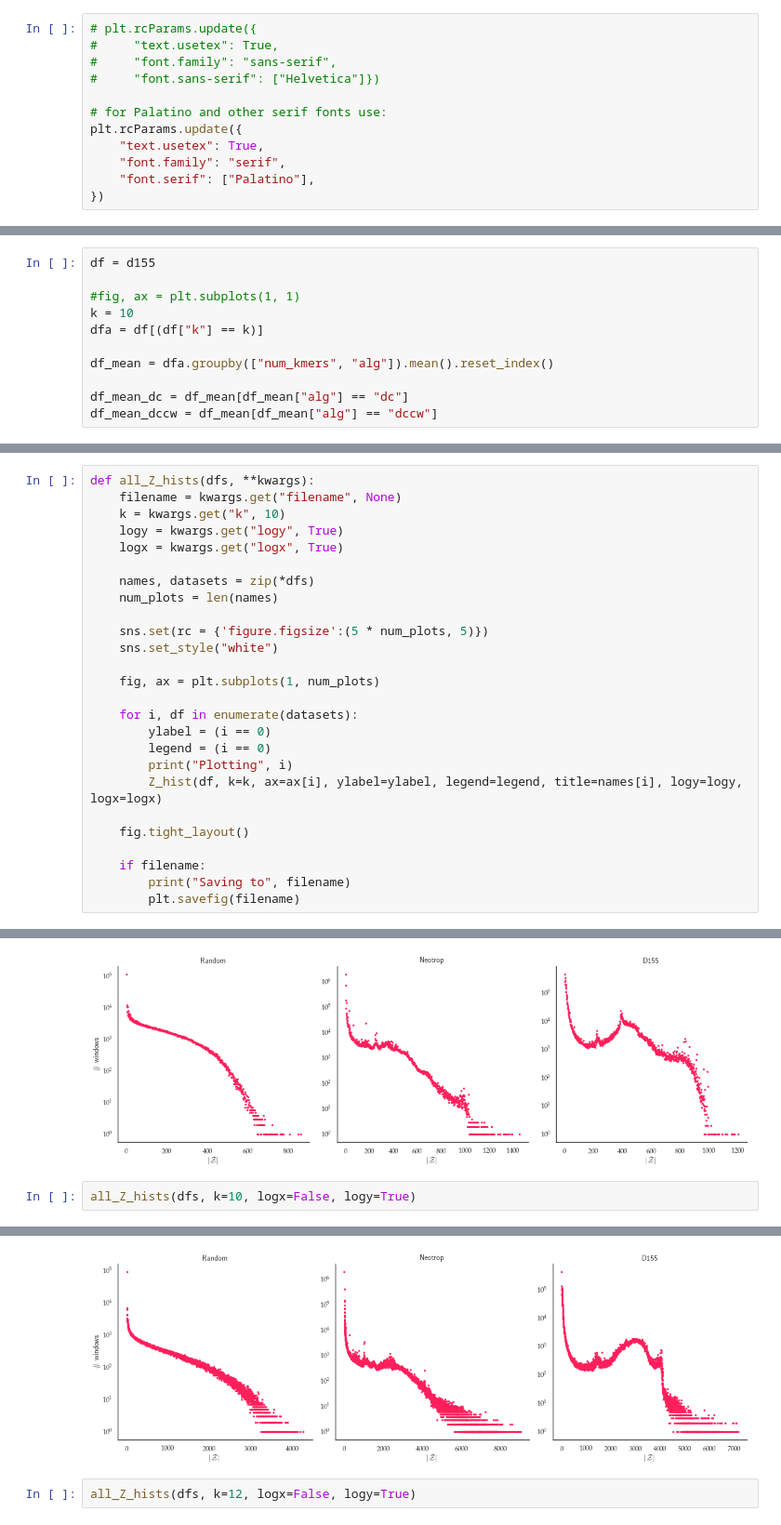
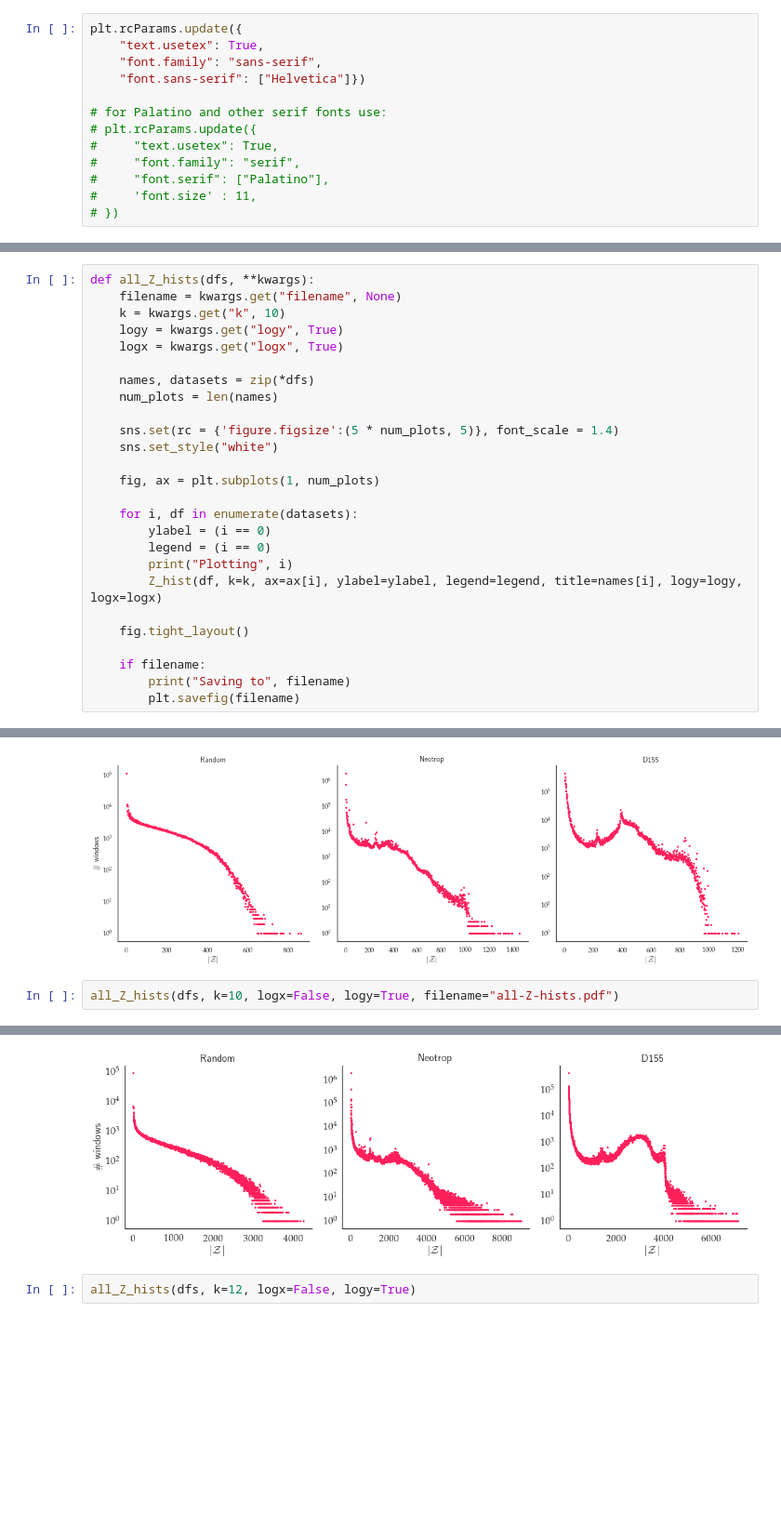
Before and after one commit to nromashchenko/pk-algs, a Jupyter notebook: plots_clean.ipynb, the cells around one changed output, grey strips where cells are left out. Shown: that part at 93% size. Saved outputs shown, nothing was run; the diff lists cells and outputs as text; blank space fills up the shorter version.

```diff
--- a/plots_clean.ipynb
+++ b/plots_clean.ipynb
@@ -9,17 +9,18 @@ import tqdm
 sns.set(rc={'figure.figsize':(14, 7)})
 sns.set_style("whitegrid")
 # %%
+plt.rcParams.update({
+    "text.usetex": True,
+    "font.family": "sans-serif",
+    "font.sans-serif": ["Helvetica"]})
+
+# for Palatino and other serif fonts use:
 # plt.rcParams.update({
 #     "text.usetex": True,
-#     "font.family": "sans-serif",
-#     "font.sans-serif": ["Helvetica"]})
-
-# for Palatino and other serif fonts use:
-plt.rcParams.update({
-    "text.usetex": True,
-    "font.family": "serif",
-    "font.serif": ["Palatino"],
-})
+#     "font.family": "serif",
+#     "font.serif": ["Palatino"],
+#     'font.size' : 11,
+# })
 # %%
 def plot(df, omega, title, alpha=0.5, stylek=False):
     fig, axs = plt.subplots(ncols=2)
@@ -523,14 +564,3 @@ Plotting 0
 Plotting 1
 Plotting 2
 [figure]
-# %%
-df = d155
-
-#fig, ax = plt.subplots(1, 1)
-k = 10
-dfa = df[(df["k"] == k)]
-
-df_mean = dfa.groupby(["num_kmers", "alg"]).mean().reset_index()
-
-df_mean_dc = df_mean[df_mean["alg"] == "dc"]
-df_mean_dccw = df_mean[df_mean["alg"] == "dccw"]
@@ -600,7 +622,7 @@ def all_Z_hists(dfs, **kwargs):
     names, datasets = zip(*dfs)
     num_plots = len(names)
 
-    sns.set(rc = {'figure.figsize':(5 * num_plots, 5)})
+    sns.set(rc = {'figure.figsize':(5 * num_plots, 5)}, font_scale = 1.4)
     sns.set_style("white")
 
     fig, ax = plt.subplots(1, num_plots)
@@ -645,7 +661,7 @@ Plotting 2
 Total windows: 5860016
 [figure]
 # %%
-all_Z_hists(dfs, k=10, logx=False, logy=True)
+all_Z_hists(dfs, k=10, logx=False, logy=True, filename="all-Z-hists.pdf")
 # %% [output]
 Plotting 0
 Total windows: 990000
@@ -656,4 +673,4 @@ Total windows: 5858788
-[figure, old version]
+[figure, new version]
 # %%
 all_Z_hists(dfs, k=12, logx=False, logy=True)
 # %% [output]
```
Also changed, not shown: parts of 30 cells of this notebook, 3 other files.
